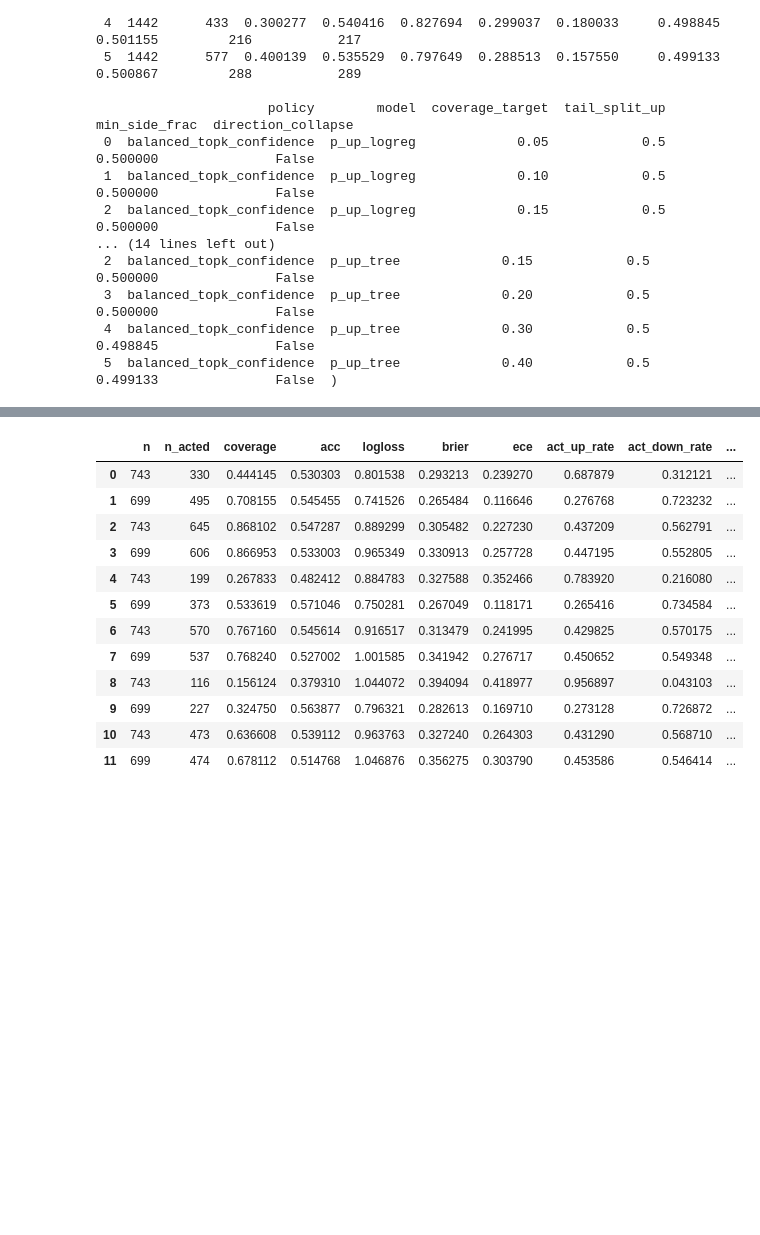
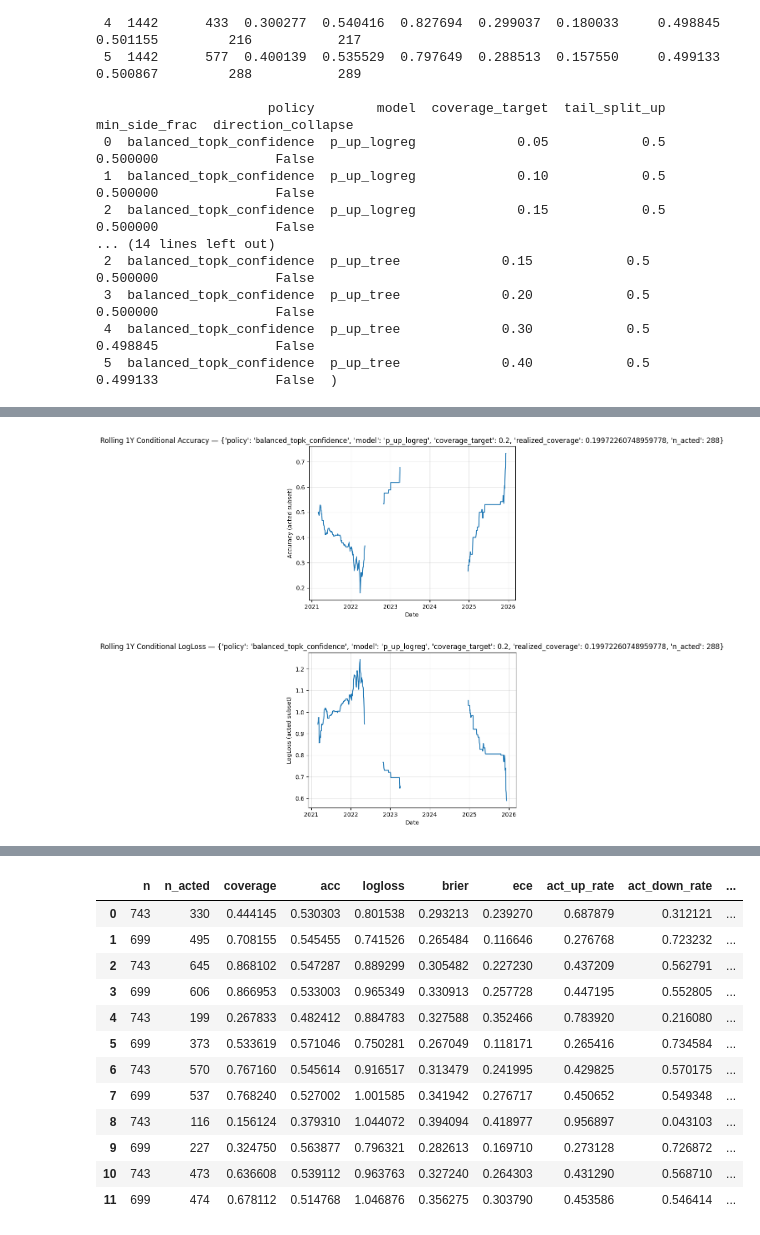
Before and after one commit to rafachan3/FX-Rate-Forecasting-Pipeline, a Jupyter notebook: notebooks/06_decision_policy_confidence_gating.ipynb, the cells around one changed output, grey strips where cells are left out. Saved outputs shown, nothing was run; the diff lists cells and outputs as text; code cells hidden in the pictures; blank space fills up the shorter version.

```diff
--- a/notebooks/06_decision_policy_confidence_gating.ipynb
+++ b/notebooks/06_decision_policy_confidence_gating.ipynb
@@ -539,0 +701,19 @@ Wrote: /Users/ianvicente/Desktop/FX-Rate-Forecasting-Pipeline/outputs/decision_p
+# %%
+plt.figure()
+plt.plot(roll.index, roll["acc"])
+plt.title(f"Rolling 1Y Conditional Accuracy — {operating_point}")
+plt.xlabel("Date")
+plt.ylabel("Accuracy (acted subset)")
+plt.grid(True, alpha=0.3)
+plt.show()
+
+plt.figure()
+plt.plot(roll.index, roll["logloss"])
+plt.title(f"Rolling 1Y Conditional LogLoss — {operating_point}")
+plt.xlabel("Date")
+plt.ylabel("LogLoss (acted subset)")
+plt.grid(True, alpha=0.3)
+plt.show()
+# %% [output]
+[figure, added]
+[figure, added]
```
Also changed, not shown: parts of 11 cells of this notebook.
